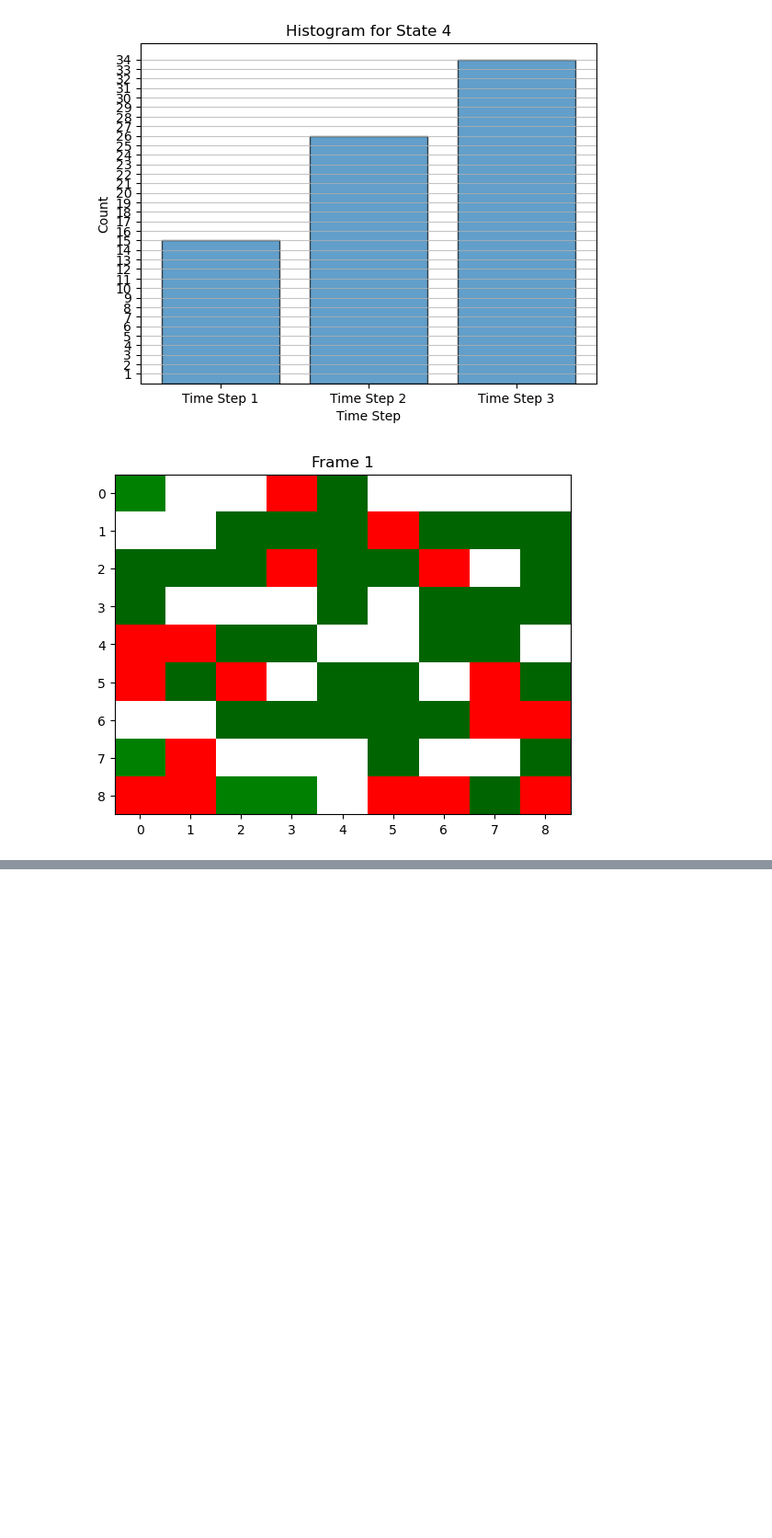
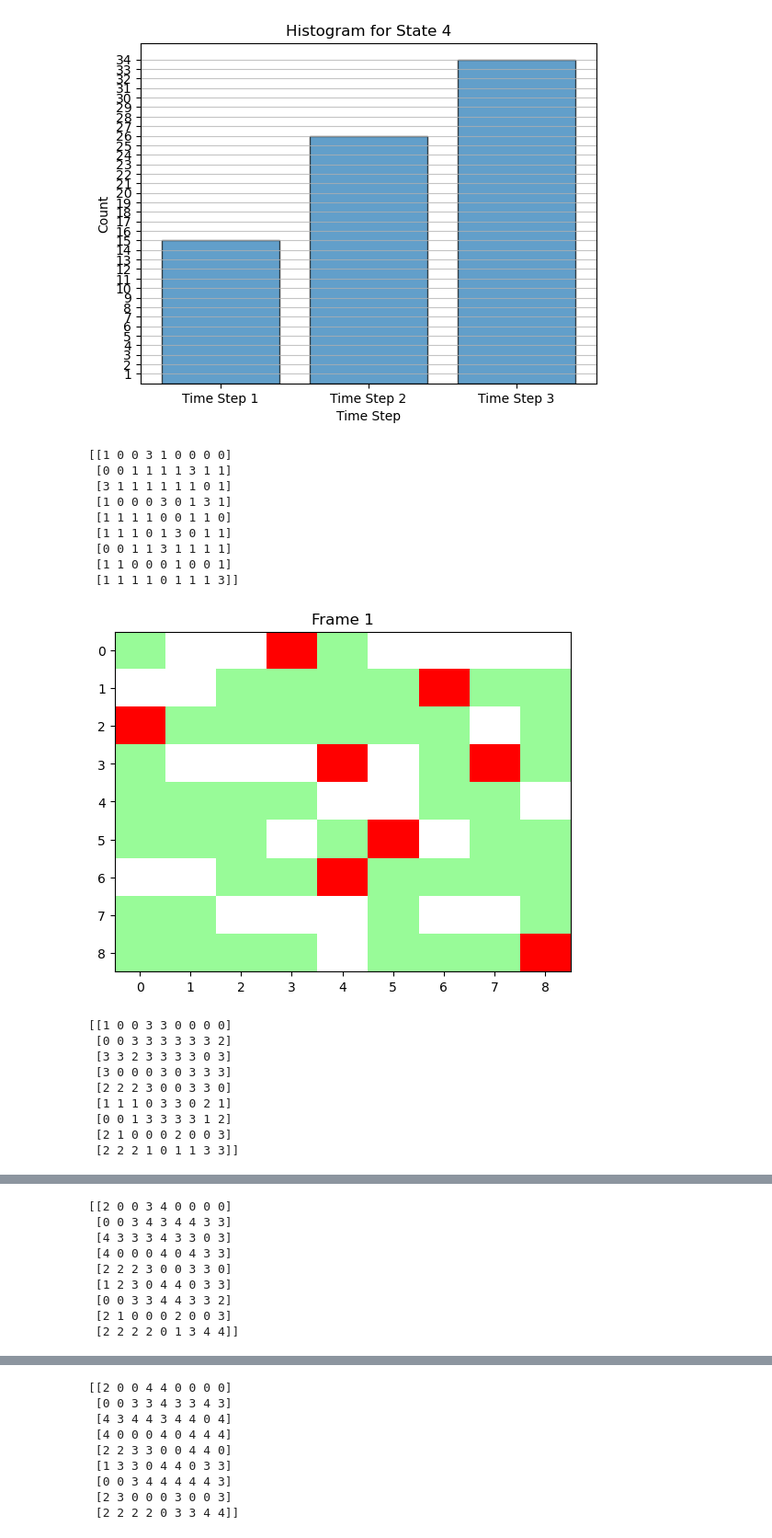
Before and after one commit to brandonrobello/Chem274B_Final_Project, a Jupyter notebook: Utils/Plots/COVID_vis.ipynb, the cells around one changed output, grey strips where cells are left out. Shown at 92% size. Cells and saved outputs as stored; diff of their text form; code cells hidden in the pictures; blank space fills up the shorter version.

```diff
--- a/Utils/Plots/COVID_vis.ipynb
+++ b/Utils/Plots/COVID_vis.ipynb
@@ -36,28 +36,48 @@ for state in range(5):  # Loop over states 0-4
 # %%
 import matplotlib.pyplot as plt
 import numpy as np
 from matplotlib.colors import ListedColormap
 
 # Define the color map
 colors = ['white', 'palegreen', 'green', 'red', 'darkgreen']
 cmap = ListedColormap(colors)
 
 # Read the data from the text file
 with open('/home/radhikasahai/chem_274B/Chem274B_Final_Project/Bin/Test_COVID_CAframe_output.txt', 'r') as f:
     lines = f.readlines()
 
 # Process the data and reverse the order of frames
 frames = []
 for line in lines[1:]:  # Skip the header
     frame = list(map(int, line.split()))
     frames.insert(0, frame)  # Insert frames at the beginning of the list
 
+frames.reverse()
 # Create a grid visual for each frame
 for i, frame in enumerate(frames):
     grid = np.array(frame).reshape(9, 9)  # Reshape the frame into a 9x9 grid
+    print(grid)
     plt.figure()
-    plt.imshow(grid, cmap=cmap, aspect='auto')  # Use the color map
+    plt.imshow(grid, cmap=cmap, aspect='auto',vmin=0,vmax=4)  # Use the color map
     plt.title(f'Frame {i + 1}')
     plt.show()
 # %% [output]
+[[1 0 0 3 1 0 0 0 0]
+ [0 0 1 1 1 1 3 1 1]
+ [3 1 1 1 1 1 1 0 1]
+ [1 0 0 0 3 0 1 3 1]
+ [1 1 1 1 0 0 1 1 0]
+ [1 1 1 0 1 3 0 1 1]
+ [0 0 1 1 3 1 1 1 1]
+ [1 1 0 0 0 1 0 0 1]
+ [1 1 1 1 0 1 1 1 3]]
-[figure, old version]
+[figure, new version]
+[[1 0 0 3 3 0 0 0 0]
+ [0 0 3 3 3 3 3 3 2]
+ [3 3 2 3 3 3 3 0 3]
+ [3 0 0 0 3 0 3 3 3]
+ [2 2 2 3 0 0 3 3 0]
+ [1 1 1 0 3 3 0 2 1]
+ [0 0 1 3 3 3 3 1 2]
+ [2 1 0 0 0 2 0 0 3]
+ [2 2 2 1 0 1 1 3 3]]
@@ -65 +85,19 @@ for i, frame in enumerate(frames):
+[[2 0 0 3 4 0 0 0 0]
+ [0 0 3 4 3 4 4 3 3]
+ [4 3 3 3 4 3 3 0 3]
+ [4 0 0 0 4 0 4 3 3]
+ [2 2 2 3 0 0 3 3 0]
+ [1 2 3 0 4 4 0 3 3]
+ [0 0 3 3 4 4 3 3 2]
+ [2 1 0 0 0 2 0 0 3]
+ [2 2 2 2 0 1 3 4 4]]
 [figure]
+[[2 0 0 4 4 0 0 0 0]
+ [0 0 3 3 4 3 3 4 3]
+ [4 3 4 4 3 4 4 0 4]
+ [4 0 0 0 4 0 4 4 4]
+ [2 2 3 3 0 0 4 4 0]
+ [1 3 3 0 4 4 0 3 3]
+ [0 0 3 4 4 4 4 4 3]
+ [2 3 0 0 0 3 0 0 3]
+ [2 2 2 2 0 3 3 4 4]]
```
Also changed, not shown: parts of 1 cell of this notebook.
